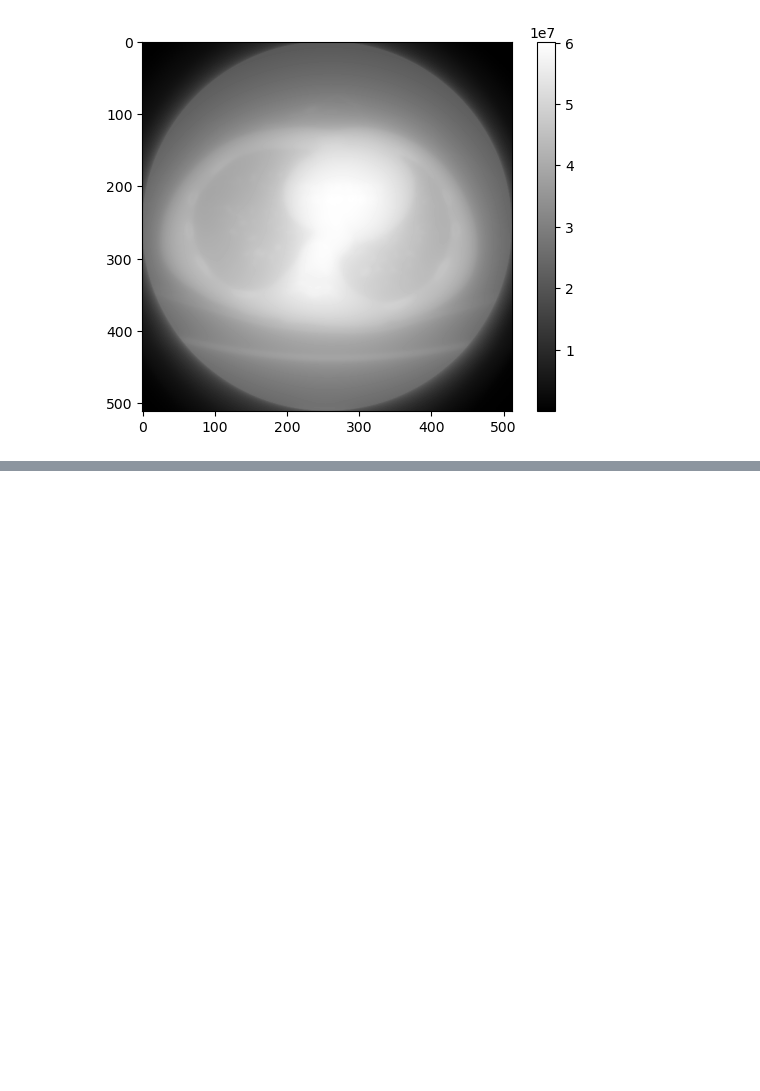
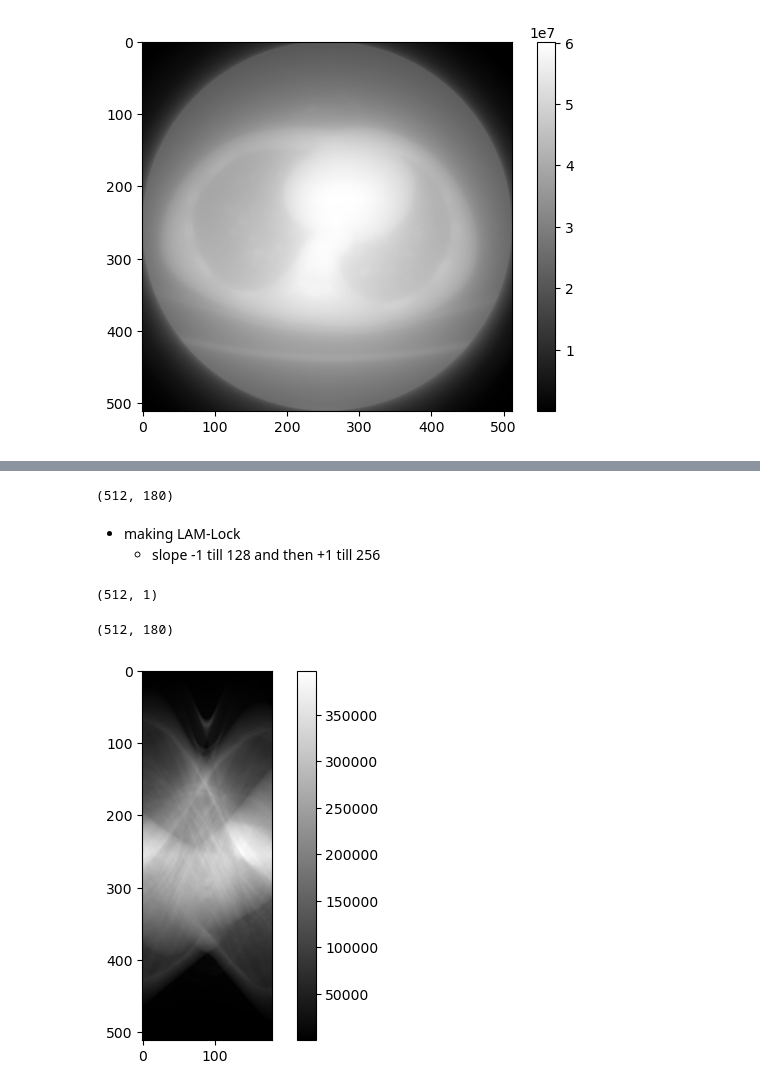
Before and after one commit to be-garam/CT-imaging, a Jupyter notebook: ct-imaging.ipynb, the cells around one changed output, grey strips where cells are left out. Drawn from its saved outputs; the diff is of its cells as text; code cells hidden in the pictures; blank space fills up the shorter version.

Commit message:
ADD Ram-Lak filter

```diff
--- a/ct-imaging.ipynb
+++ b/ct-imaging.ipynb
@@ -108,0 +112,30 @@ plt.show()
+# %%
+sinogram_fft = np.fft.fft(sinogram)
+sinogram_fft_shifted = np.fft.fftshift(sinogram_fft, axes=0)
+print(sinogram_fft_shifted.shape)
+# %% [output]
+(512, 180)
+# %% [markdown]
+- making LAM-Lock
+    - slope -1 till 128 and then +1 till 256
+# %%
+a = len(sinogram)
+# freqs = np.linspace(-0.5, 0.5, a)
+freqs = np.reshape(np.linspace(1, -1, a), (a, 1))
+print(freqs.shape)
+# %% [output]
+(512, 1)
+# %%
+ram_lak_filter = abs(freqs)
+ram_lak_filter = np.tile(ram_lak_filter, (1, 180))
+print(ram_lak_filter.shape)
+# %% [output]
+(512, 180)
+# %%
+sinogramfilt = np.abs(np.fft.ifft(np.fft.ifftshift(sinogram_fft_shifted * ram_lak_filter)))
+# %%
+plt.imshow(sinogramfilt, cmap='gray')
+plt.colorbar()
+plt.show()
+# %% [output]
+[figure, added]
```
Also changed, not shown: parts of 4 cells of this notebook.
